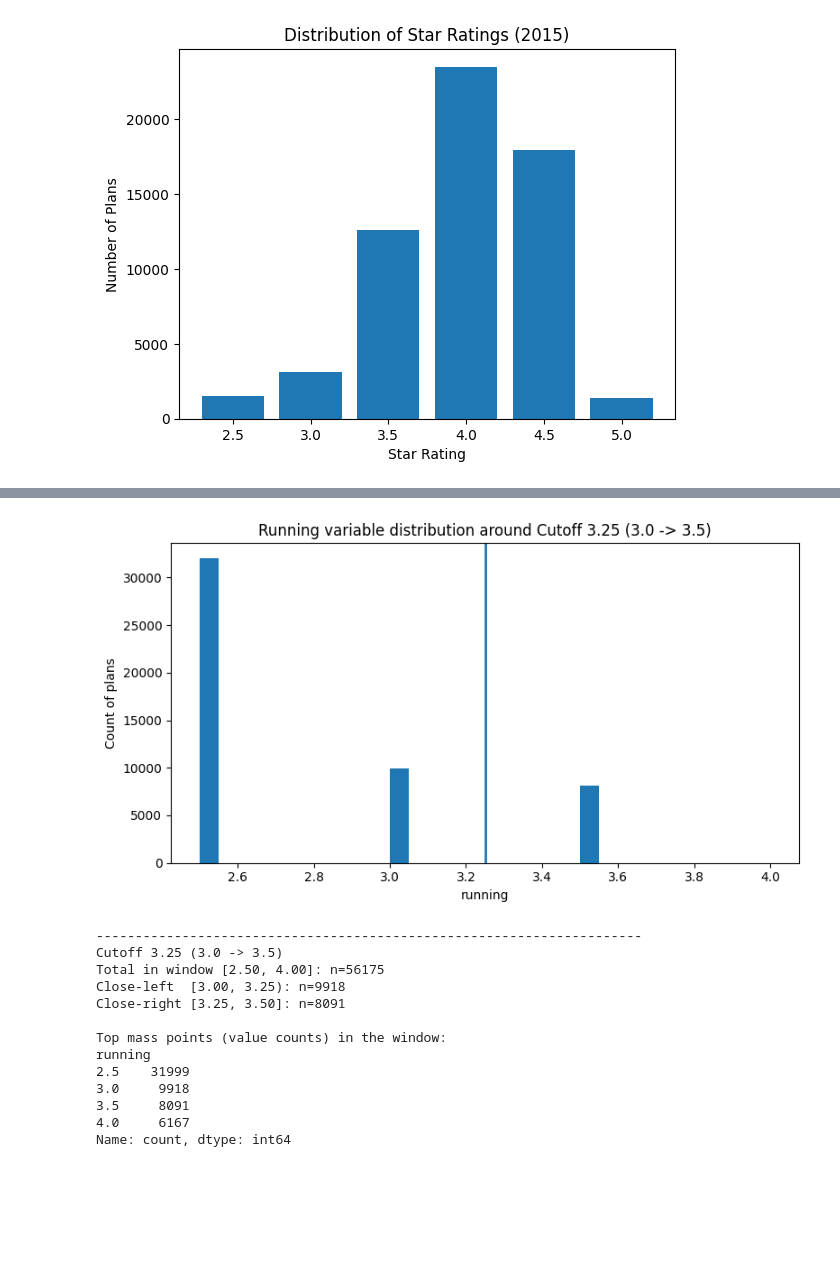
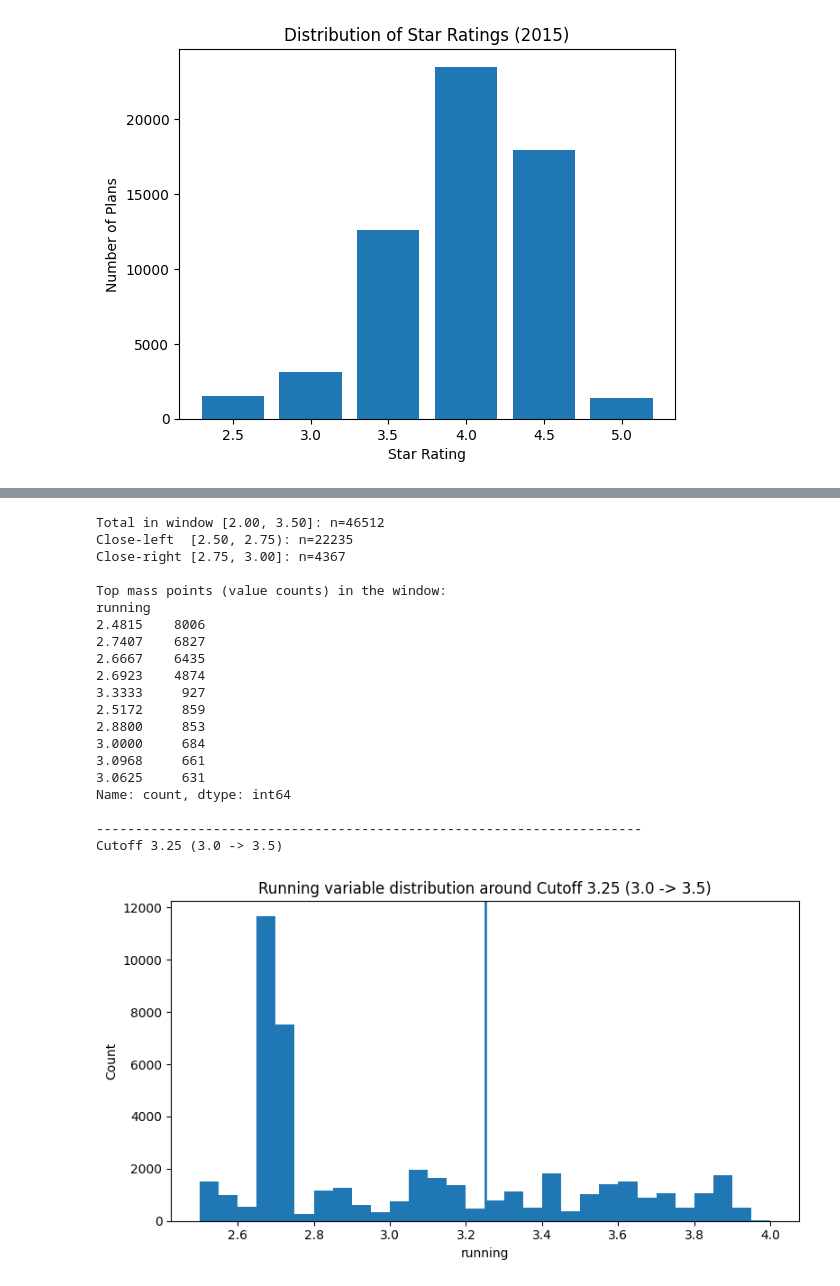
Before and after one commit to SebastianKou/HW3, a Jupyter notebook: HW3-answers.ipynb, the cells around one changed output, grey strips where cells are left out. Cells and saved outputs as stored; diff of their text form; code cells hidden in the pictures; blank space fills up the shorter version.

```diff
--- a/HW3-answers.ipynb
+++ b/HW3-answers.ipynb
@@ -410,47 +491,57 @@ plt.show()
 # %%
-#Question 8
-
+# Question 8
 
 d8 = data.loc[data["year"] == 2010].copy()
 
-running_col = "partcd_score"
-d8["running"] = pd.to_numeric(d8[running_col], errors="coerce")
+metric_cols = [f"metric_{i:02d}" for i in range(1, 33)]
 
-# thresholds for 3.0 and 3.5
+missing_metrics = [c for c in metric_cols if c not in d8.columns]
+if missing_metrics:
+    raise KeyError(f"Missing metric columns needed for running variable: {missing_metrics}")
+
+for c in metric_cols:
+    d8[c] = pd.to_numeric(d8[c], errors="coerce")
+
+d8["running"] = d8[metric_cols].mean(axis=1, skipna=True)
+
+min_metrics = 20
+d8.loc[d8[metric_cols].notna().sum(axis=1) < min_metrics, "running"] = np.nan
+
 cutoffs = [
     (2.75, "Cutoff 2.75 (2.5 -> 3.0)"),
     (3.25, "Cutoff 3.25 (3.0 -> 3.5)")
 ]
 
+# Window half-width and bin width
 w = 0.75
 bin_width = 0.05
+close = 0.25
 
 for c, label in cutoffs:
     x = d8["running"].dropna()
     xw = x.loc[(x >= c - w) & (x <= c + w)].copy()
 
-    # bins centered around the cutoff
+    print("\n" + "-" * 70)
+    print(label)
+
+    if xw.empty:
+        print(f"No observations in window [{c-w:.2f}, {c+w:.2f}].")
+        continue
+
     bins = np.arange(c - w, c + w + bin_width, bin_width)
 
     fig, ax = plt.subplots(figsize=(8, 4.5))
-    ax.hist(xw, bins=bins)
+    ax.hist(xw.to_numpy(), bins=bins)
     ax.axvline(c, linewidth=2)
     ax.set_title(f"Running variable distribution around {label}")
     ax.set_xlabel("running")
-    ax.set_ylabel("Count of plans")
+    ax.set_ylabel("Count")
     plt.tight_layout()
     plt.show()
 
-    left = xw.loc[xw < c]
-    right = xw.loc[xw >= c]
+    left_close = xw.loc[(xw >= c - close) & (xw < c)]
+    right_close = xw.loc[(xw >= c) & (xw <= c + close)]
 
-    # define windows near cutoff
-    close = 0.25
-    left_close = left.loc[left >= c - close]
-    right_close = right.loc[right <= c + close]
-
-    print("\n" + "-"*70)
-    print(label)
     print(f"Total in window [{c-w:.2f}, {c+w:.2f}]: n={len(xw)}")
     print(f"Close-left  [{c-close:.2f}, {c:.2f}): n={len(left_close)}")
     print(f"Close-right [{c:.2f}, {c+close:.2f}]: n={len(right_close)}")
@@ -476,14 +556,21 @@ Name: count, dtype: int64
+Total in window [2.00, 3.50]: n=46512
+Close-left  [2.50, 2.75): n=22235
+Close-right [2.75, 3.00]: n=4367
+
+Top mass points (value counts) in the window:
+running
+2.4815    8006
+2.7407    6827
+2.6667    6435
+2.6923    4874
+3.3333     927
+2.5172     859
+2.8800     853
+3.0000     684
+3.0968     661
+3.0625     631
+Name: count, dtype: int64
+
+----------------------------------------------------------------------
+Cutoff 3.25 (3.0 -> 3.5)
-[figure, old version]
+[figure, new version]
-----------------------------------------------------------------------
-Cutoff 3.25 (3.0 -> 3.5)
-Total in window [2.50, 4.00]: n=56175
-Close-left  [3.00, 3.25): n=9918
-Close-right [3.25, 3.50]: n=8091
-
-Top mass points (value counts) in the window:
-running
-2.5    31999
-3.0     9918
-3.5     8091
-4.0     6167
-Name: count, dtype: int64
```
Also changed, not shown: parts of 10 cells of this notebook.
